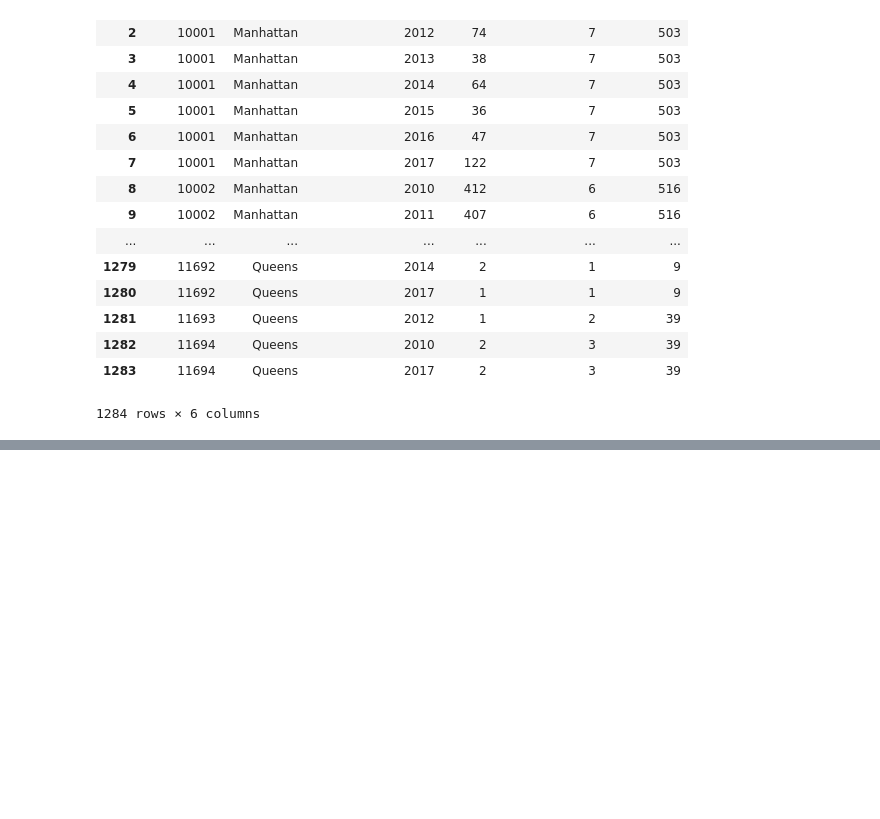
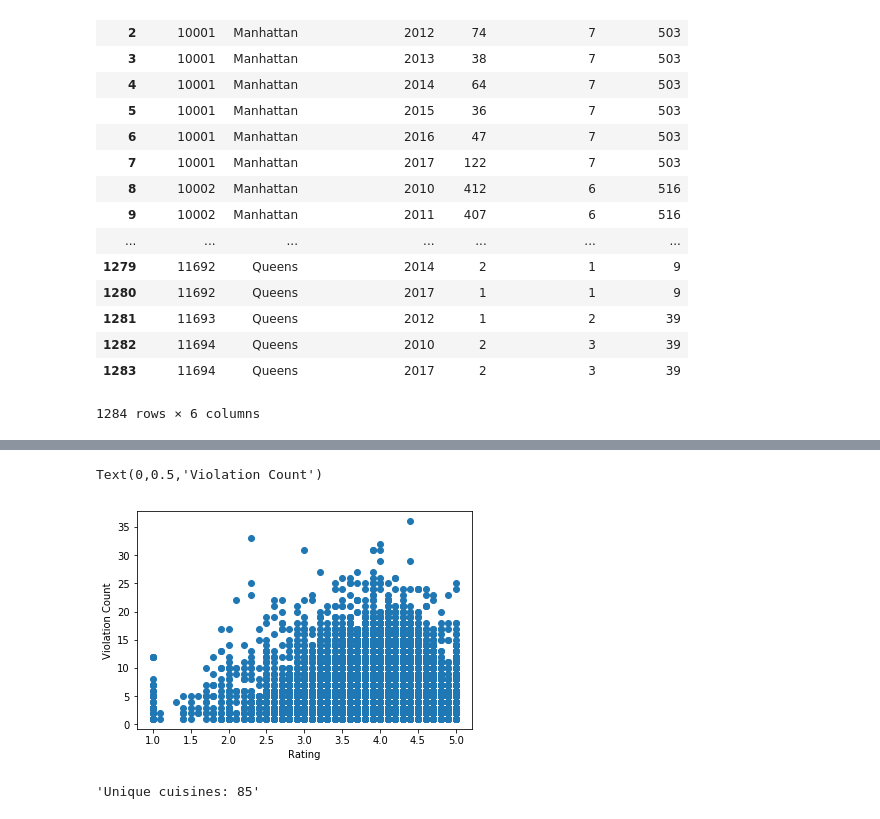
Before and after one commit to chrisfleisch/rodents-nyc, a Jupyter notebook: Rodent NYC Data.ipynb, the cells around one changed output, grey strips where cells are left out. Saved outputs shown, nothing was run; the diff lists cells and outputs as text; code cells hidden in the pictures; blank space fills up the shorter version.

```diff
--- a/Rodent NYC Data.ipynb
+++ b/Rodent NYC Data.ipynb
@@ -667,0 +897,12 @@ rat_by_zip_df
+# %%
+plt.scatter(restaurant_ratings_df['rating'], restaurant_ratings_df['violation_count'])
+plt.xlabel('Rating')
+plt.ylabel('Violation Count')
+# %% [output]
+Text(0,0.5,'Violation Count')
+[figure, added]
+# %%
+num_cuisines = len(restaurant_ratings_df['CUISINE DESCRIPTION'].unique())
+f'Unique cuisines: {num_cuisines}'
+# %% [output]
+'Unique cuisines: 85'
```
Also changed, not shown: parts of 44 cells of this notebook, 2 other files.
